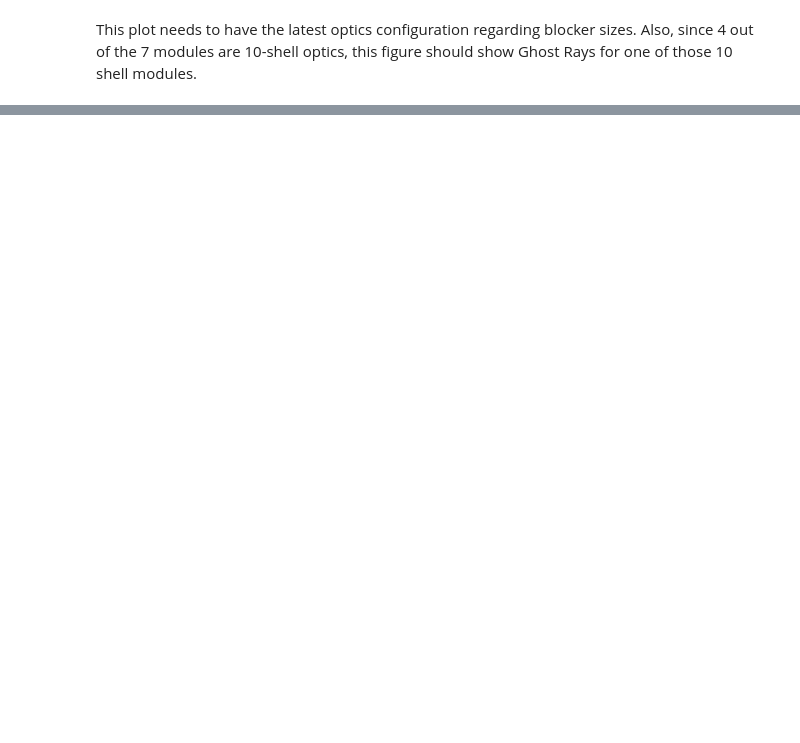
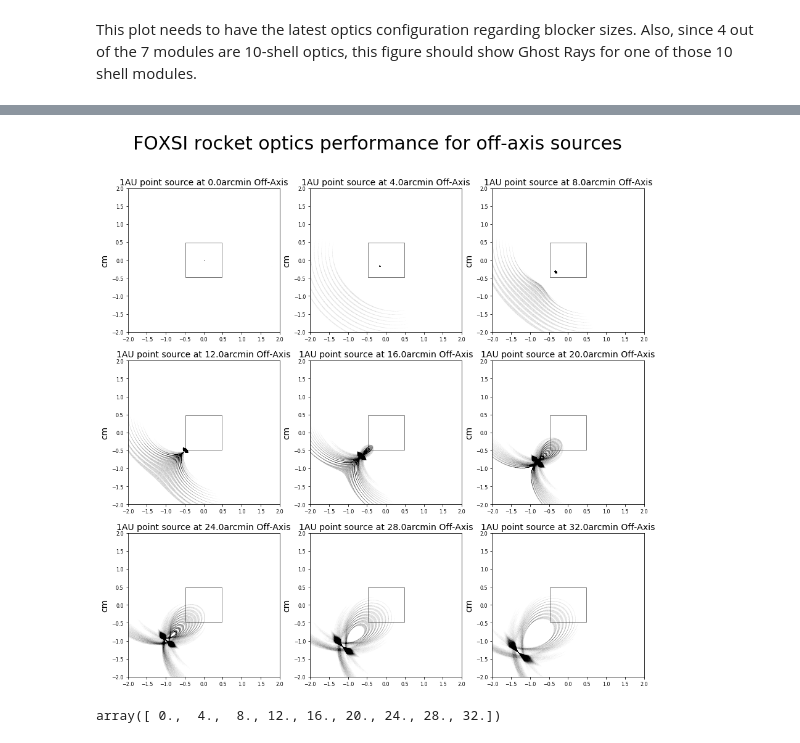
Before and after one commit to pymilo/Milo_FOXSI_Science, a Jupyter notebook: Paper_figures/Figure01.ipynb, the cells around one changed output, grey strips where cells are left out. Saved outputs shown, nothing was run; the diff lists cells and outputs as text; code cells hidden in the pictures; blank space fills up the shorter version.

Commit message:
Finalized Figure 1

```diff
--- a/Paper_figures/Figure01.ipynb
+++ b/Paper_figures/Figure01.ipynb
@@ -32,0 +111,25 @@ rays_Angle_=_16.0.csv  rays_Angle_=_24.0.csv  rays_Angle_=_8.0.csv
+# %%
+fig = plt.figure(figsize=(15,30))
+st = fig.suptitle("FOXSI rocket optics performance for off-axis sources", fontsize=30,y=0.92)
+for i, angle in enumerate(offaxisAngles):
+    plt.subplot(6,3,i+1)
+    plt.title('1AU point source at '+str(angle)+'arcmin Off-Axis',fontsize=14)
+    plt.ylabel('cm',fontsize=14)
+    plt.yticks(fontsize=12)
+    plt.xticks(fontsize=12)
+    plt.scatter(All_Hx[i],All_Hy[i],color='black',s=0.00001,alpha=0.7)
+    plt.scatter(All_Px[i],All_Py[i],color='black',s=0.00001,alpha=0.7)
+    plt.scatter(All_Dx[i],All_Dy[i],color='black',s=0.00001,alpha=0.7)
+    plt.ylim(-2.0,2.0)
+    plt.xlim(-2.0,2.0)
+    plt.tick_params(labelsize=8)
+    ax = plt.gca()
+    ax.add_patch(patches.Rectangle((-0.48,-0.48),0.96,0.96,fill=False,linewidth=0.5))
+    #ax.add_patch(patches.Circle((0,0),np.sqrt(0.48),fill=False,linewidth=0.5,alpha=0.5))
+plt.show()
+# %% [output]
+[figure, added]
+# %%
+np.arange(0.0,33.,4.)
+# %% [output]
+array([ 0.,  4.,  8., 12., 16., 20., 24., 28., 32.])
```
Also changed, not shown: parts of 7 cells of this notebook, 2 other files.
